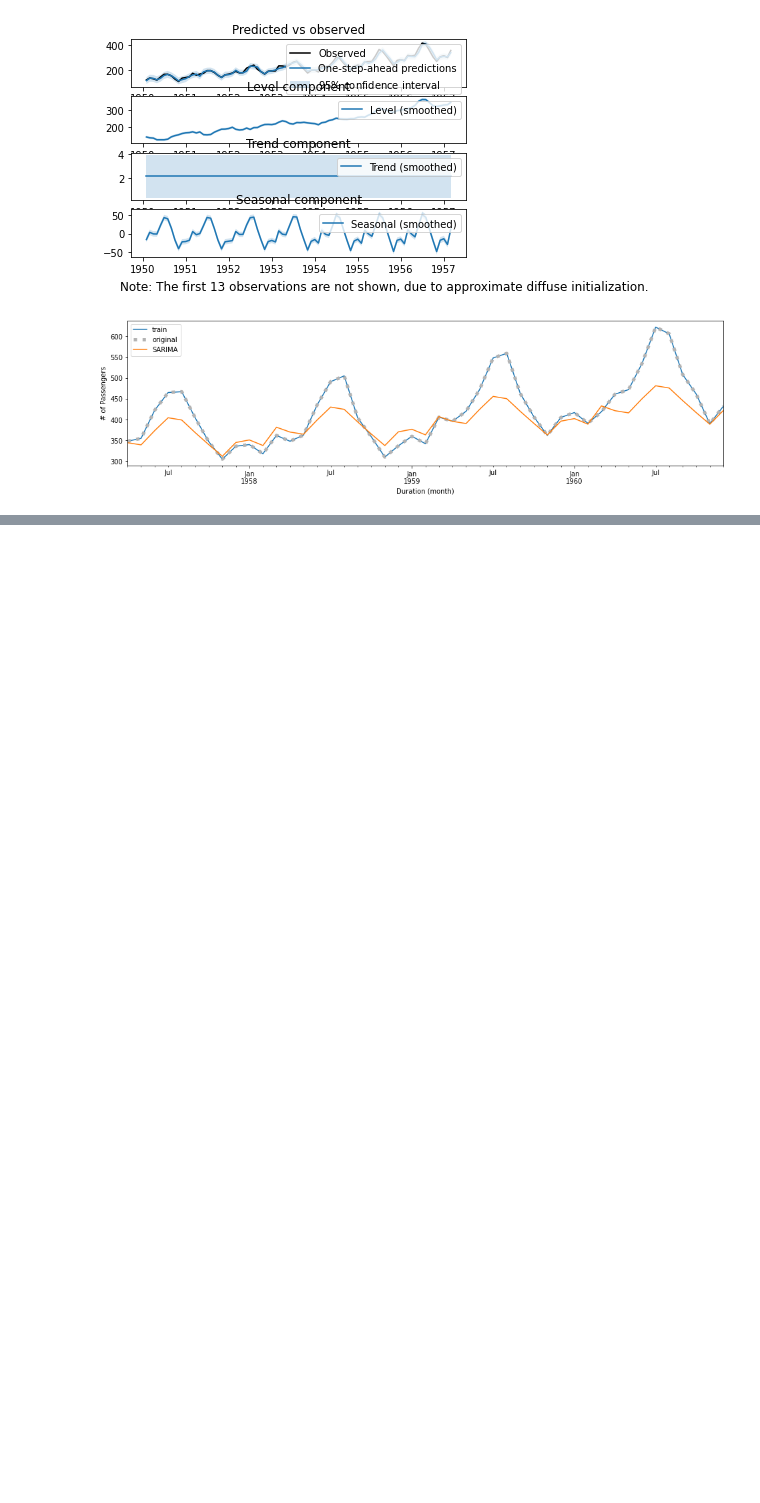
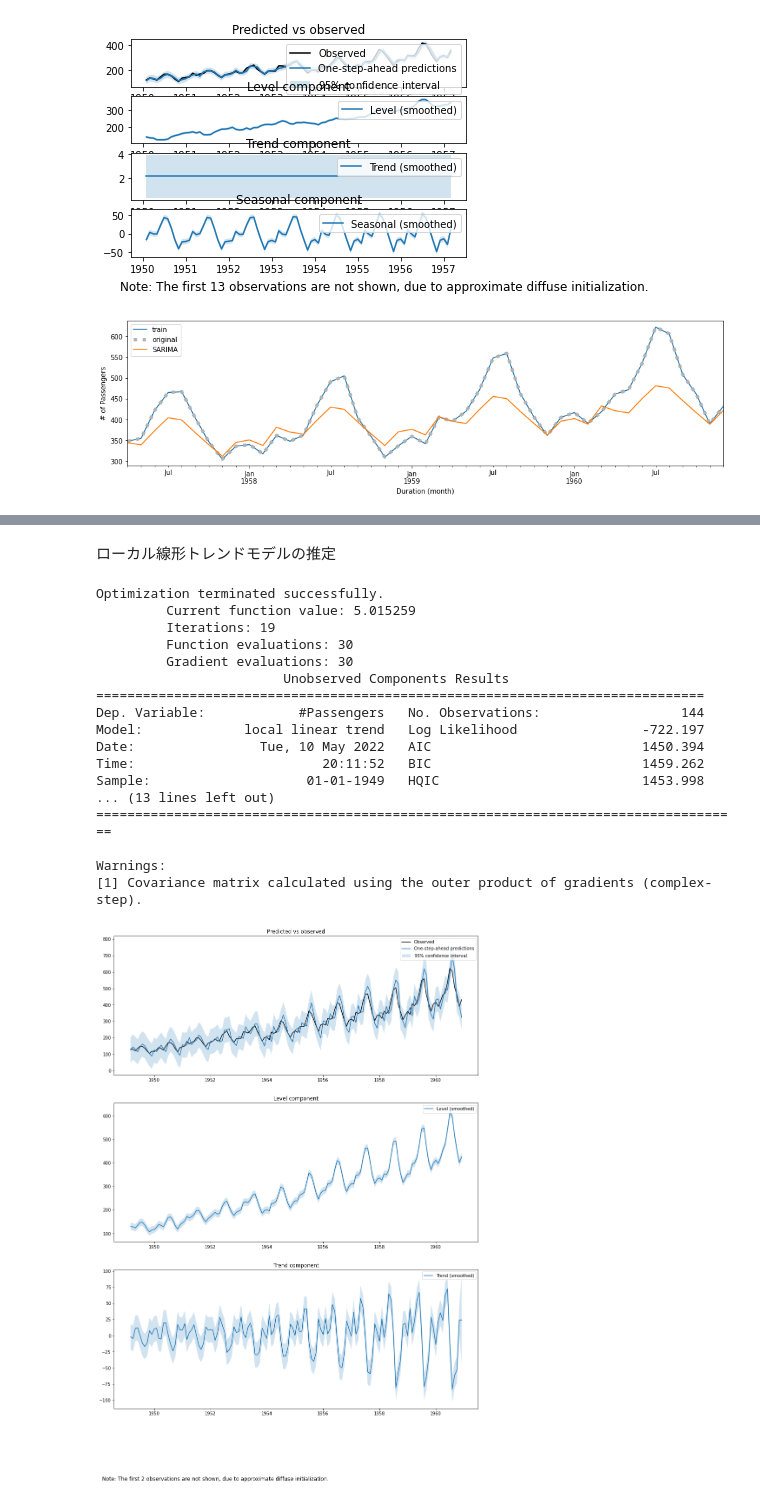
Before and after one commit to miwamasa/DataScience2022, a Jupyter notebook: notebooks/lecture11.ipynb, the cells around one changed output, grey strips where cells are left out. Cells and saved outputs as stored; diff of their text form; code cells hidden in the pictures; blank space fills up the shorter version.

```diff
--- a/notebooks/lecture11.ipynb
+++ b/notebooks/lecture11.ipynb
@@ -106,0 +213,39 @@ plt.show()
+# %% [markdown]
+ローカル線形トレンドモデルの推定
+# %%
+# ローカル線形トレンドモデル
+
+mod_trend = sm.tsa.UnobservedComponents(
+    ts,
+    'local linear trend'
+)
+
+# 最尤法によるパラメタの推定
+# ワーニングが出たのでBFGS法で最適化する
+res_trend = mod_trend.fit(method='bfgs')
+
+# 推定されたパラメタ一覧
+print(res_trend.summary())
+
+# 推定された状態・トレンドの描画
+rcParams['figure.figsize'] = 15, 20
+fig = res_trend.plot_components()
+# %% [output]
+Optimization terminated successfully.
+         Current function value: 5.015259
+         Iterations: 19
+         Function evaluations: 30
+         Gradient evaluations: 30
+                        Unobserved Components Results
+==============================================================================
+Dep. Variable:            #Passengers   No. Observations:                  144
+Model:             local linear trend   Log Likelihood                -722.197
+Date:                Tue, 10 May 2022   AIC                           1450.394
+Time:                        20:11:52   BIC                           1459.262
+Sample:                    01-01-1949   HQIC                          1453.998
+... (13 lines left out)
+===================================================================================
+
+Warnings:
+[1] Covariance matrix calculated using the outer product of gradients (complex-step).
+[figure, added]
```
Also changed, not shown: parts of 20 cells of this notebook, 1 other file.
